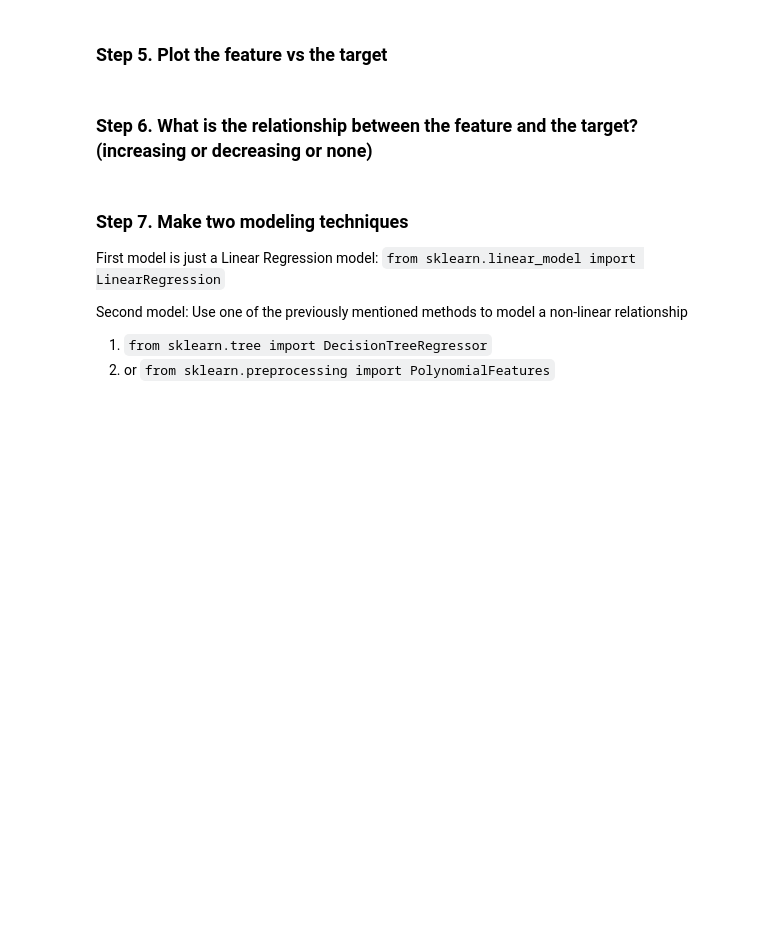
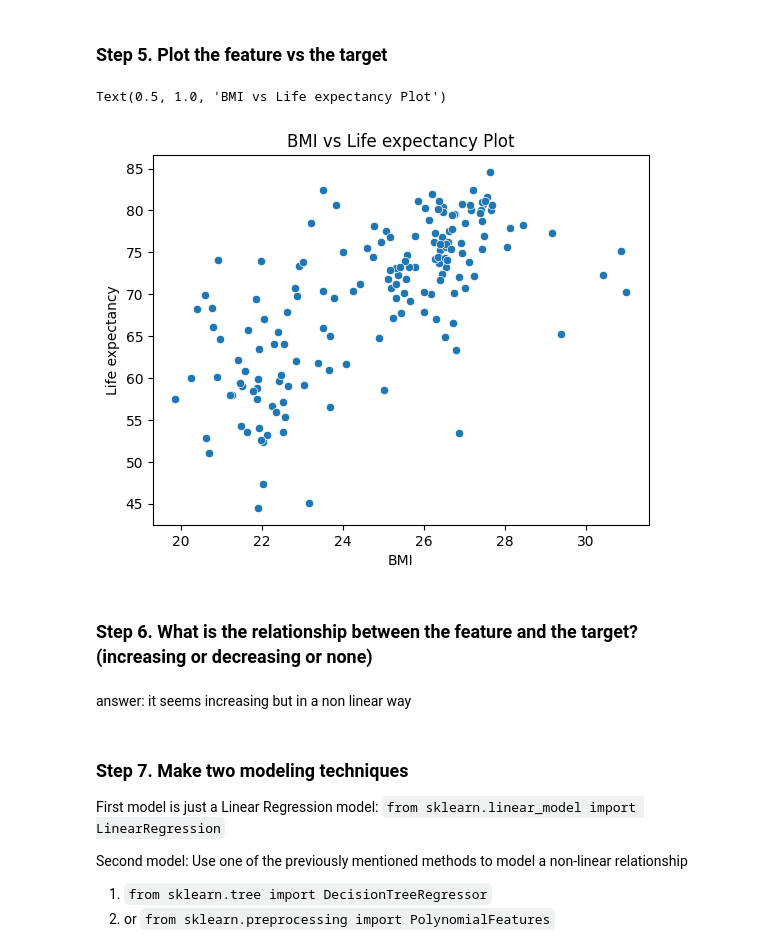
Before and after one commit to TurkiOmran/AAI, a Jupyter notebook: student/W3/exercises/M1/ex4_non_linear.ipynb, the cells around one changed output. Saved outputs shown, nothing was run; the diff lists cells and outputs as text; code cells hidden in the pictures; blank space fills up the shorter version.

Commit message:
C3 M1: ex4_non_linear: q3 - q6

```diff
--- a/student/W3/exercises/M1/ex4_non_linear.ipynb
+++ b/student/W3/exercises/M1/ex4_non_linear.ipynb
@@ -53,7 +73,15 @@ The target is numerical so we will use regression
 # %% [markdown]
 ### Step 5. Plot the feature vs the target
+# %%
+sns.scatterplot(data=df,x=X['BMI'],y=y)
+plt.title("BMI vs Life expectancy Plot")
+# %% [output]
+Text(0.5, 1.0, 'BMI vs Life expectancy Plot')
+[figure, added]
 # %% [markdown]
 ### Step 6. What is the relationship between the feature and the target? (increasing or decreasing or none)
+# %% [markdown]
+answer: it seems increasing but in a non linear way
 # %% [markdown]
 ### Step 7. Make two modeling techniques
 
```
Also changed, not shown: parts of 3 cells of this notebook.
